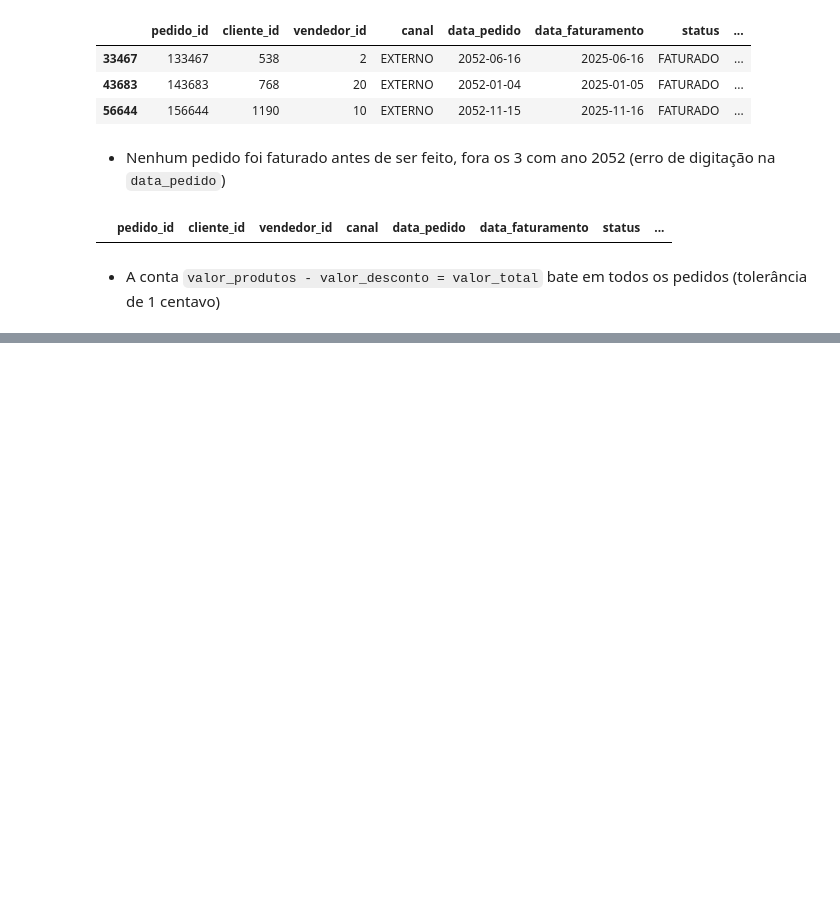
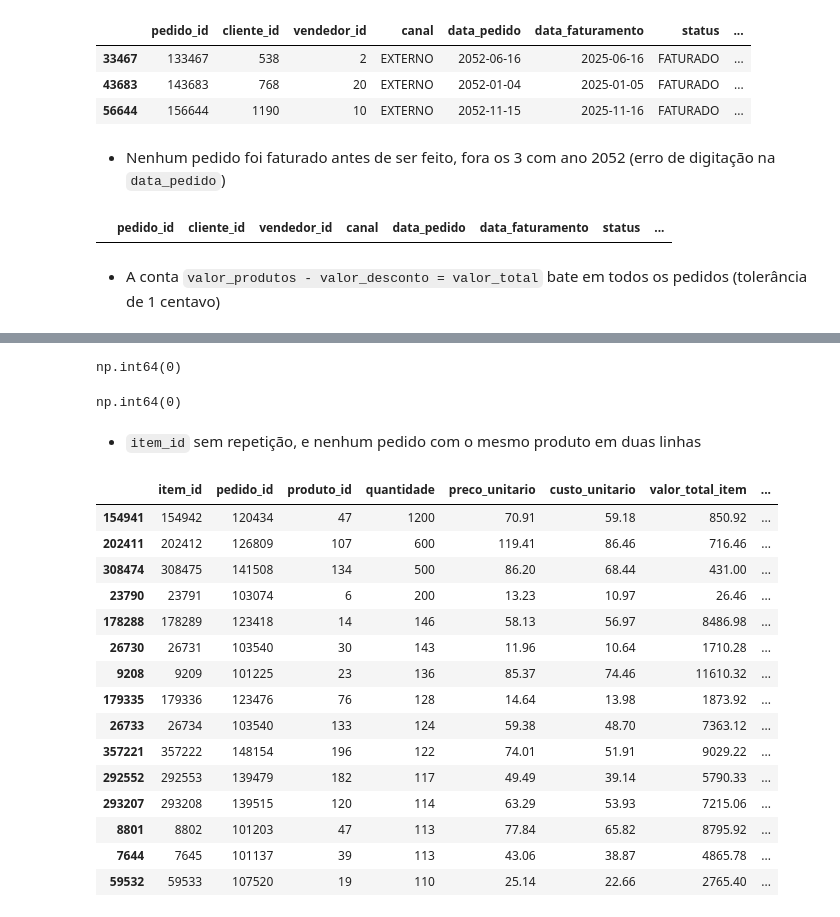
Before and after one commit to fernandesnic/distribuidora-vale-sul, a Jupyter notebook: notebooks/01_exploracao.ipynb, the cells around one changed output, grey strips where cells are left out. Saved outputs shown, nothing was run; the diff lists cells and outputs as text; code cells hidden in the pictures; blank space fills up the shorter version.

Commit message:
Exploração completa: títulos, itens, pagamentos e conferências entre tabelas.

```diff
--- a/notebooks/01_exploracao.ipynb
+++ b/notebooks/01_exploracao.ipynb
@@ -463,0 +708,29 @@ Para fazer no fim, depois de explorar todas as tabelas.
+# %%
+itens["item_id"].duplicated().sum()
+# %% [output]
+np.int64(0)
+# %%
+itens.duplicated(subset=["pedido_id", "produto_id"]).sum()
+# %% [output]
+np.int64(0)
+# %% [markdown]
+- `item_id` sem repetição, e nenhum pedido com o mesmo produto em duas linhas
+# %%
+itens.sort_values("quantidade", ascending=False).head(15)
+# %% [output]
+|  | item_id | pedido_id | produto_id | quantidade | preco_unitario | custo_unitario | valor_total_item | ... |
+| 154941 | 154942 | 120434 | 47 | 1200 | 70.91 | 59.18 | 850.92 | ... |
+| 202411 | 202412 | 126809 | 107 | 600 | 119.41 | 86.46 | 716.46 | ... |
+| 308474 | 308475 | 141508 | 134 | 500 | 86.20 | 68.44 | 431.00 | ... |
+| 23790 | 23791 | 103074 | 6 | 200 | 13.23 | 10.97 | 26.46 | ... |
+| 178288 | 178289 | 123418 | 14 | 146 | 58.13 | 56.97 | 8486.98 | ... |
+| 26730 | 26731 | 103540 | 30 | 143 | 11.96 | 10.64 | 1710.28 | ... |
+| 9208 | 9209 | 101225 | 23 | 136 | 85.37 | 74.46 | 11610.32 | ... |
+| 179335 | 179336 | 123476 | 76 | 128 | 14.64 | 13.98 | 1873.92 | ... |
+| 26733 | 26734 | 103540 | 133 | 124 | 59.38 | 48.70 | 7363.12 | ... |
+| 357221 | 357222 | 148154 | 196 | 122 | 74.01 | 51.91 | 9029.22 | ... |
+| 292552 | 292553 | 139479 | 182 | 117 | 49.49 | 39.14 | 5790.33 | ... |
+| 293207 | 293208 | 139515 | 120 | 114 | 63.29 | 53.93 | 7215.06 | ... |
+| 8801 | 8802 | 101203 | 47 | 113 | 77.84 | 65.82 | 8795.92 | ... |
+| 7644 | 7645 | 101137 | 39 | 113 | 43.06 | 38.87 | 4865.78 | ... |
+| 59532 | 59533 | 107520 | 19 | 110 | 25.14 | 22.66 | 2765.40 | ... |
```
Also changed, not shown: parts of 79 cells of this notebook.
